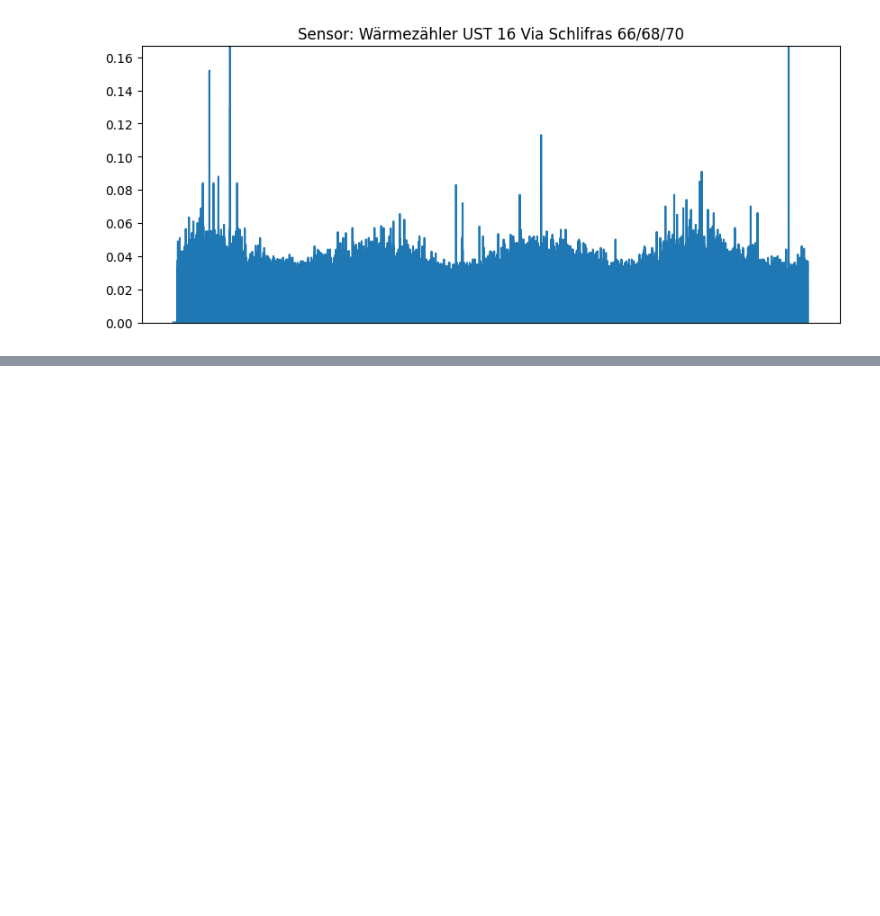
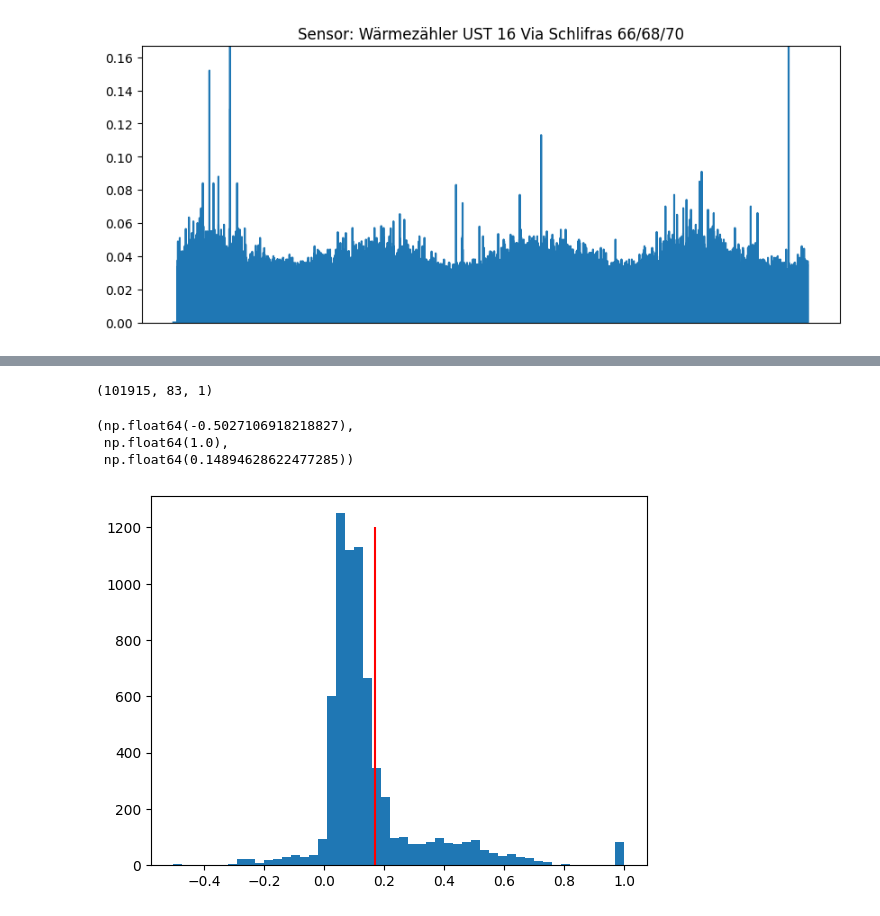
Before and after one commit to MatyaAydin/SemesterProject, a Jupyter notebook: src/eda.ipynb, the cells around one changed output, grey strips where cells are left out. Saved outputs shown, nothing was run; the diff lists cells and outputs as text; code cells hidden in the pictures; blank space fills up the shorter version.

```diff
--- a/src/eda.ipynb
+++ b/src/eda.ipynb
@@ -249,3 +250,7 @@ for i,c in enumerate(df.columns):
 [figure]
 [figure]
 [figure]
+# %%
+df_train = pd.read_csv(os.path.join(DATA_FOLDER, 'EWZ_train.csv'), index_col=0)
+
+df_train.head()
@@ -251,0 +266,26 @@ for i,c in enumerate(df.columns):
+# %%
+all_val = df_train.values
+T, V = all_val.shape
+all_val = all_val.reshape(T, V, 1)
+
+print(all_val.shape)
+
+np.save(os.path.join(DATA_FOLDER, 'flow.npy'), all_val)
+# %% [output]
+(101915, 83, 1)
+# %%
+corr = df_train.corr().values
+# %%
+corr.min(), corr.max(), corr.mean()
+# %% [output]
+(np.float64(-0.5027106918218827),
+ np.float64(1.0),
+ np.float64(0.14894628622477285))
+# %%
+plt.hist(corr.flatten(), bins=50)
+
+quantile = np.quantile(np.abs(corr), 0.75)
+plt.vlines(x=quantile, ymin=0, ymax=1200, color='red')
+plt.show()
+# %% [output]
+[figure, added]
```
Also changed, not shown: parts of 6 cells of this notebook, 4 other files.
